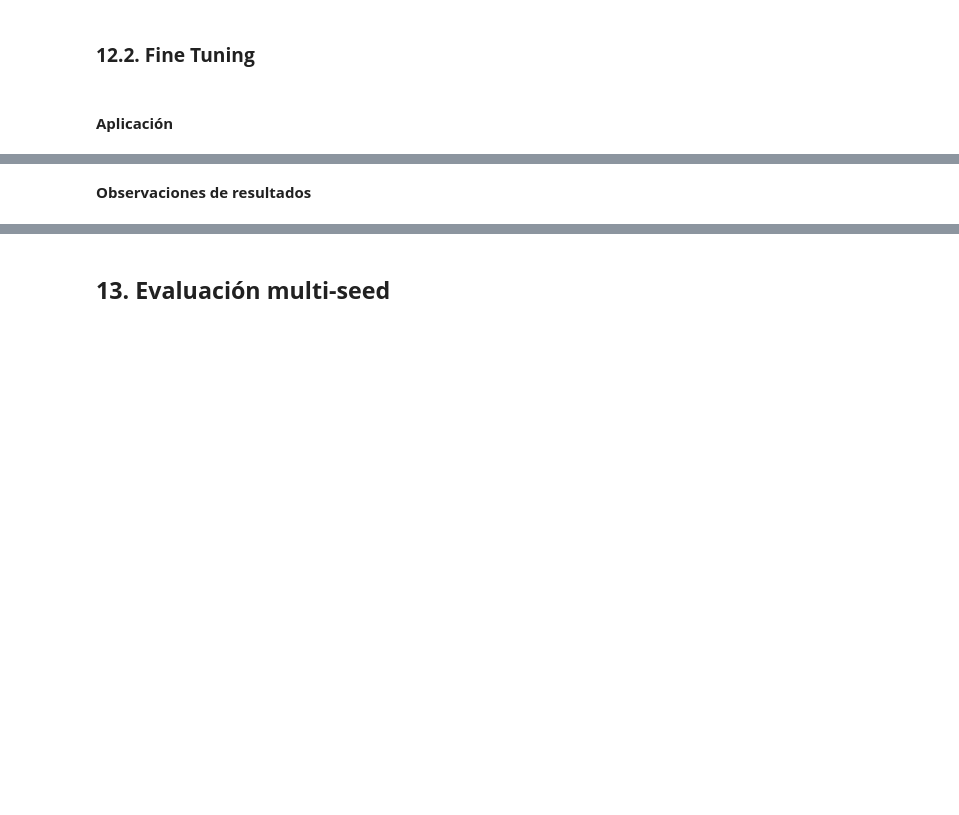
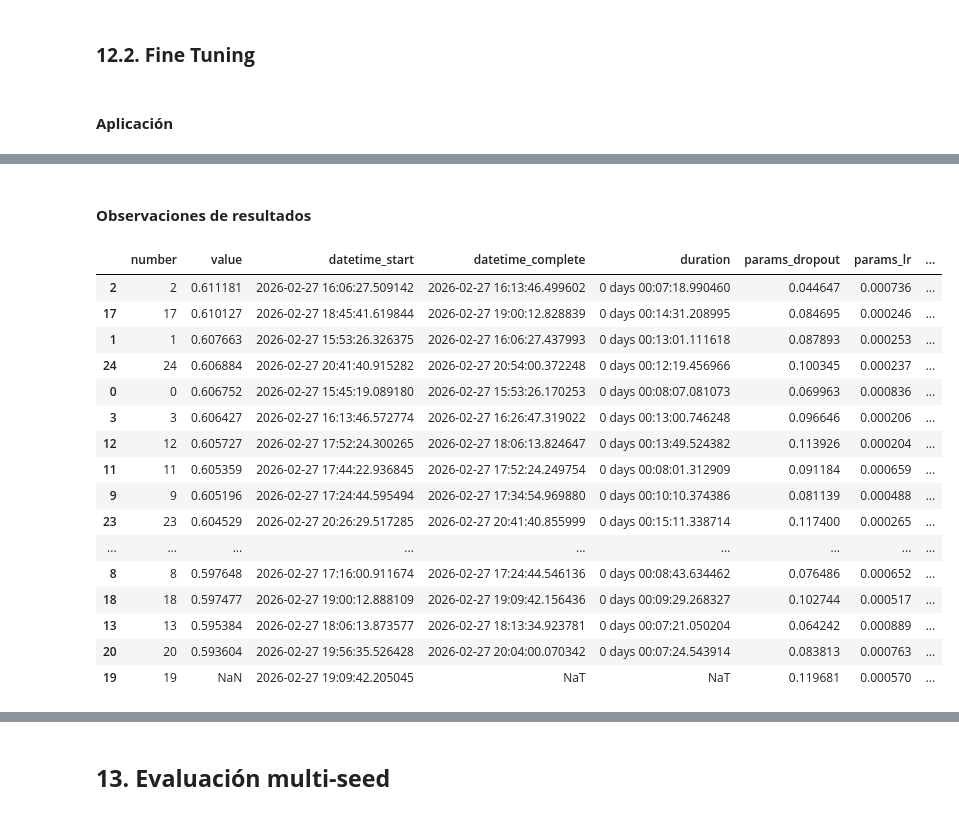
Before and after one commit to GUNAPILLCO/neural_profit, a Jupyter notebook: stage_07_model_analysis/seq2one/stage_07_02a_transformer_seq2one_tuning.ipynb, the cells around one changed output, grey strips where cells are left out. Cells and saved outputs as stored; diff of their text form; code cells hidden in the pictures; blank space fills up the shorter version.

```diff
--- a/stage_07_model_analysis/seq2one/stage_07_02a_transformer_seq2one_tuning.ipynb
+++ b/stage_07_model_analysis/seq2one/stage_07_02a_transformer_seq2one_tuning.ipynb
@@ -2720,2 +2705,22 @@ Snapshot parquet: /content/drive/MyDrive/neural_profit/metrics/seq2one_metrics_t
 # %% [markdown]
-**Observaciones de resultados**
+#### **Observaciones de resultados**
+# %%
+df_trials.sort_values("value", ascending=False)
+# %% [output]
+|  | number | value | datetime_start | datetime_complete | duration | params_dropout | params_lr | ... |
+| 2 | 2 | 0.611181 | 2026-02-27 16:06:27.509142 | 2026-02-27 16:13:46.499602 | 0 days 00:07:18.990460 | 0.044647 | 0.000736 | ... |
+| 17 | 17 | 0.610127 | 2026-02-27 18:45:41.619844 | 2026-02-27 19:00:12.828839 | 0 days 00:14:31.208995 | 0.084695 | 0.000246 | ... |
+| 1 | 1 | 0.607663 | 2026-02-27 15:53:26.326375 | 2026-02-27 16:06:27.437993 | 0 days 00:13:01.111618 | 0.087893 | 0.000253 | ... |
+| 24 | 24 | 0.606884 | 2026-02-27 20:41:40.915282 | 2026-02-27 20:54:00.372248 | 0 days 00:12:19.456966 | 0.100345 | 0.000237 | ... |
+| 0 | 0 | 0.606752 | 2026-02-27 15:45:19.089180 | 2026-02-27 15:53:26.170253 | 0 days 00:08:07.081073 | 0.069963 | 0.000836 | ... |
+| 3 | 3 | 0.606427 | 2026-02-27 16:13:46.572774 | 2026-02-27 16:26:47.319022 | 0 days 00:13:00.746248 | 0.096646 | 0.000206 | ... |
+| 12 | 12 | 0.605727 | 2026-02-27 17:52:24.300265 | 2026-02-27 18:06:13.824647 | 0 days 00:13:49.524382 | 0.113926 | 0.000204 | ... |
+| 11 | 11 | 0.605359 | 2026-02-27 17:44:22.936845 | 2026-02-27 17:52:24.249754 | 0 days 00:08:01.312909 | 0.091184 | 0.000659 | ... |
+| 9 | 9 | 0.605196 | 2026-02-27 17:24:44.595494 | 2026-02-27 17:34:54.969880 | 0 days 00:10:10.374386 | 0.081139 | 0.000488 | ... |
+| 23 | 23 | 0.604529 | 2026-02-27 20:26:29.517285 | 2026-02-27 20:41:40.855999 | 0 days 00:15:11.338714 | 0.117400 | 0.000265 | ... |
+| ... | ... | ... | ... | ... | ... | ... | ... | ... |
+| 8 | 8 | 0.597648 | 2026-02-27 17:16:00.911674 | 2026-02-27 17:24:44.546136 | 0 days 00:08:43.634462 | 0.076486 | 0.000652 | ... |
+| 18 | 18 | 0.597477 | 2026-02-27 19:00:12.888109 | 2026-02-27 19:09:42.156436 | 0 days 00:09:29.268327 | 0.102744 | 0.000517 | ... |
+| 13 | 13 | 0.595384 | 2026-02-27 18:06:13.873577 | 2026-02-27 18:13:34.923781 | 0 days 00:07:21.050204 | 0.064242 | 0.000889 | ... |
+| 20 | 20 | 0.593604 | 2026-02-27 19:56:35.526428 | 2026-02-27 20:04:00.070342 | 0 days 00:07:24.543914 | 0.083813 | 0.000763 | ... |
+| 19 | 19 | NaN | 2026-02-27 19:09:42.205045 | NaT | NaT | 0.119681 | 0.000570 | ... |
```
Also changed, not shown: parts of 4 cells of this notebook.
